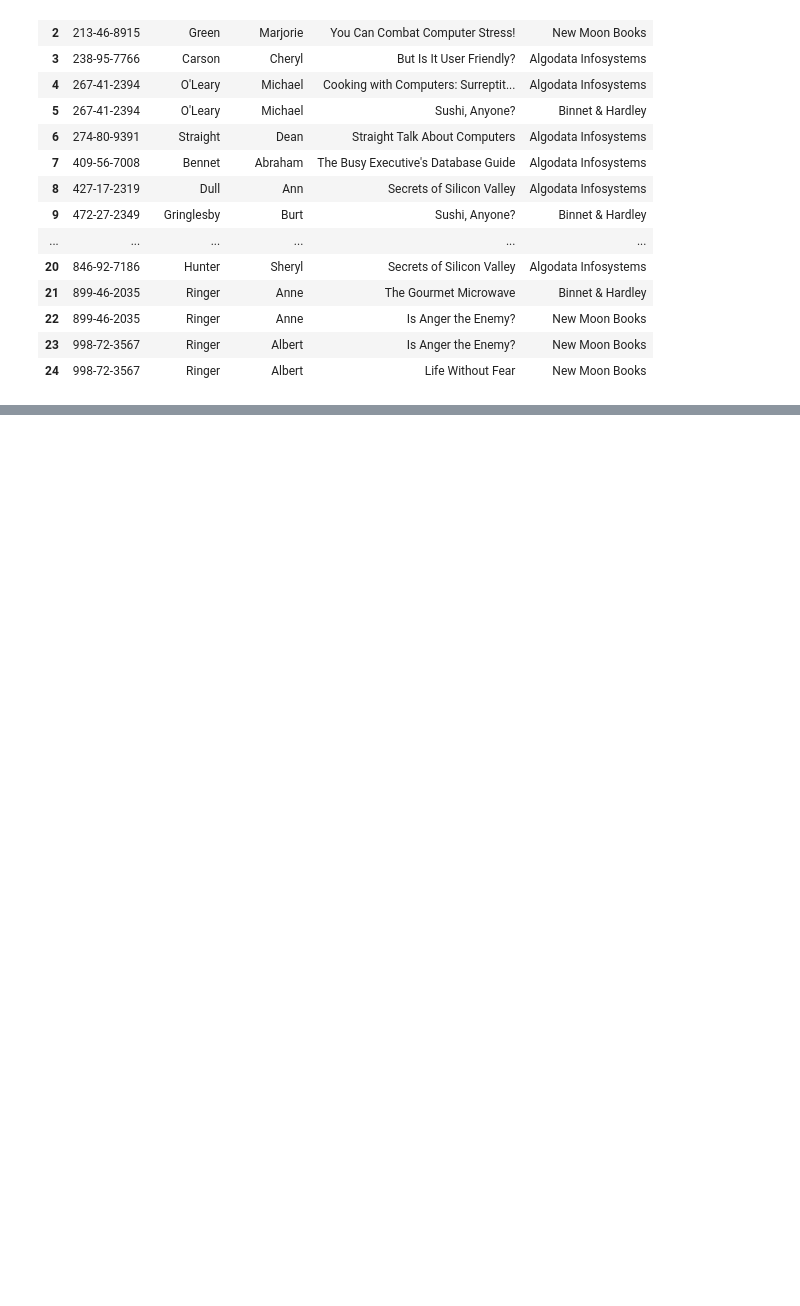
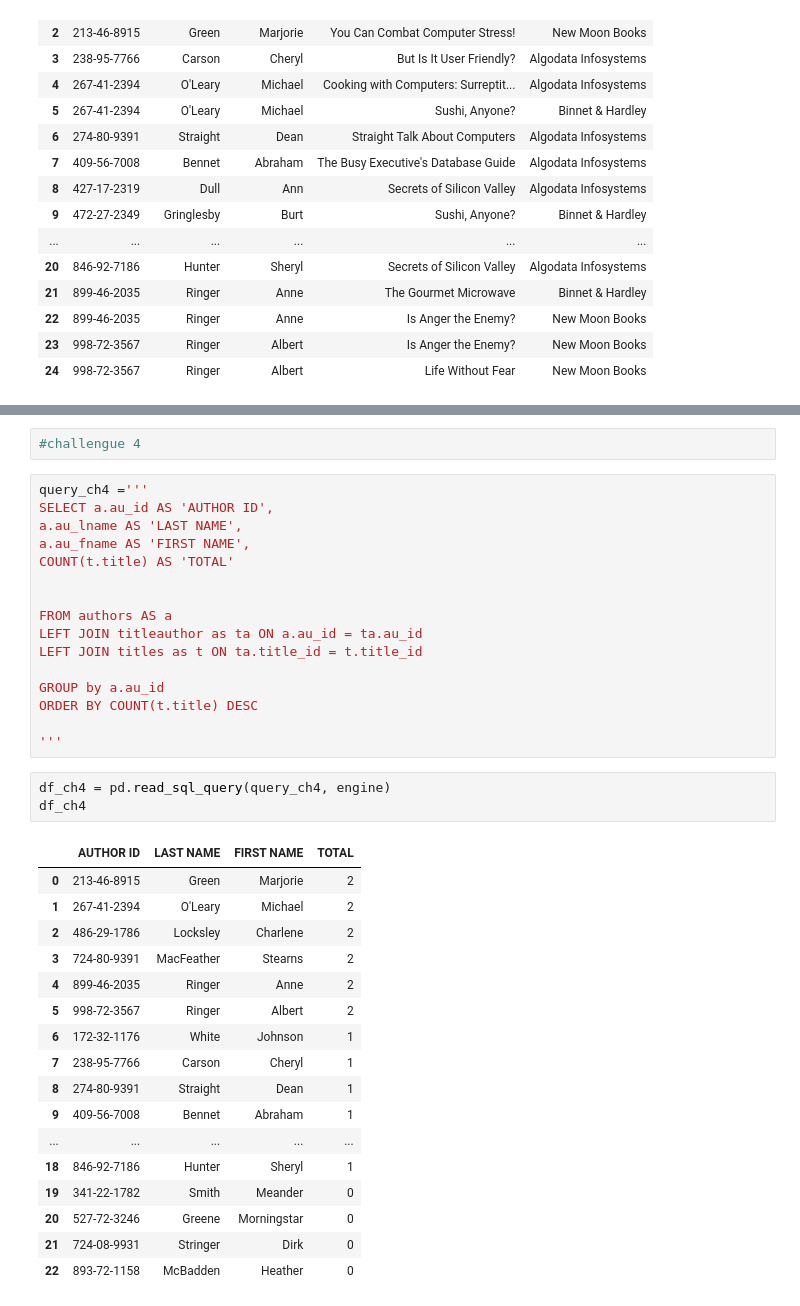
Before and after one commit to anadeondarza/dataptmad0522_labs, a Jupyter notebook: module-1/mysql-select/Challengue 1.ipynb, the cells around one changed output, grey strips where cells are left out. Cells and saved outputs as stored; diff of their text form; blank space fills up the shorter version.

```diff
--- a/module-1/mysql-select/Challengue 1.ipynb
+++ b/module-1/mysql-select/Challengue 1.ipynb
@@ -107,0 +220,39 @@ df_ch1
+# %%
+#challengue 4
+# %%
+query_ch4 ='''
+SELECT a.au_id AS 'AUTHOR ID',
+a.au_lname AS 'LAST NAME',
+a.au_fname AS 'FIRST NAME',
+COUNT(t.title) AS 'TOTAL'
+
+
+FROM authors AS a
+LEFT JOIN titleauthor as ta ON a.au_id = ta.au_id
+LEFT JOIN titles as t ON ta.title_id = t.title_id
+
+GROUP by a.au_id
+ORDER BY COUNT(t.title) DESC
+
+'''
+# %%
+df_ch4 = pd.read_sql_query(query_ch4, engine)
+df_ch4
+# %% [output]
+|  | AUTHOR ID | LAST NAME | FIRST NAME | TOTAL |
+| 0 | 213-46-8915 | Green | Marjorie | 2 |
+| 1 | 267-41-2394 | O'Leary | Michael | 2 |
+| 2 | 486-29-1786 | Locksley | Charlene | 2 |
+| 3 | 724-80-9391 | MacFeather | Stearns | 2 |
+| 4 | 899-46-2035 | Ringer | Anne | 2 |
+| 5 | 998-72-3567 | Ringer | Albert | 2 |
+| 6 | 172-32-1176 | White | Johnson | 1 |
+| 7 | 238-95-7766 | Carson | Cheryl | 1 |
+| 8 | 274-80-9391 | Straight | Dean | 1 |
+| 9 | 409-56-7008 | Bennet | Abraham | 1 |
+| ... | ... | ... | ... | ... |
+| 18 | 846-92-7186 | Hunter | Sheryl | 1 |
+| 19 | 341-22-1782 | Smith | Meander | 0 |
+| 20 | 527-72-3246 | Greene | Morningstar | 0 |
+| 21 | 724-08-9931 | Stringer | Dirk | 0 |
+| 22 | 893-72-1158 | McBadden | Heather | 0 |
```
Also changed, not shown: parts of 12 cells of this notebook, 1 other file.
